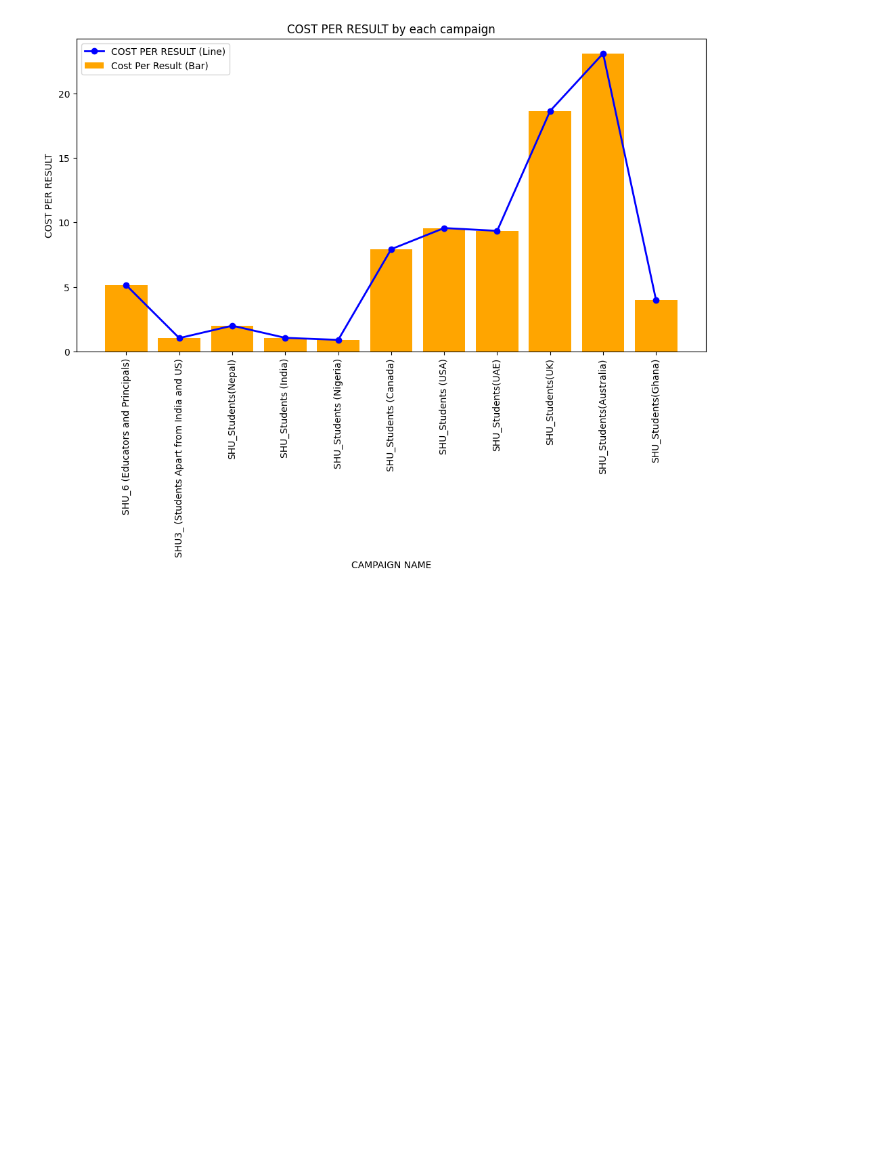
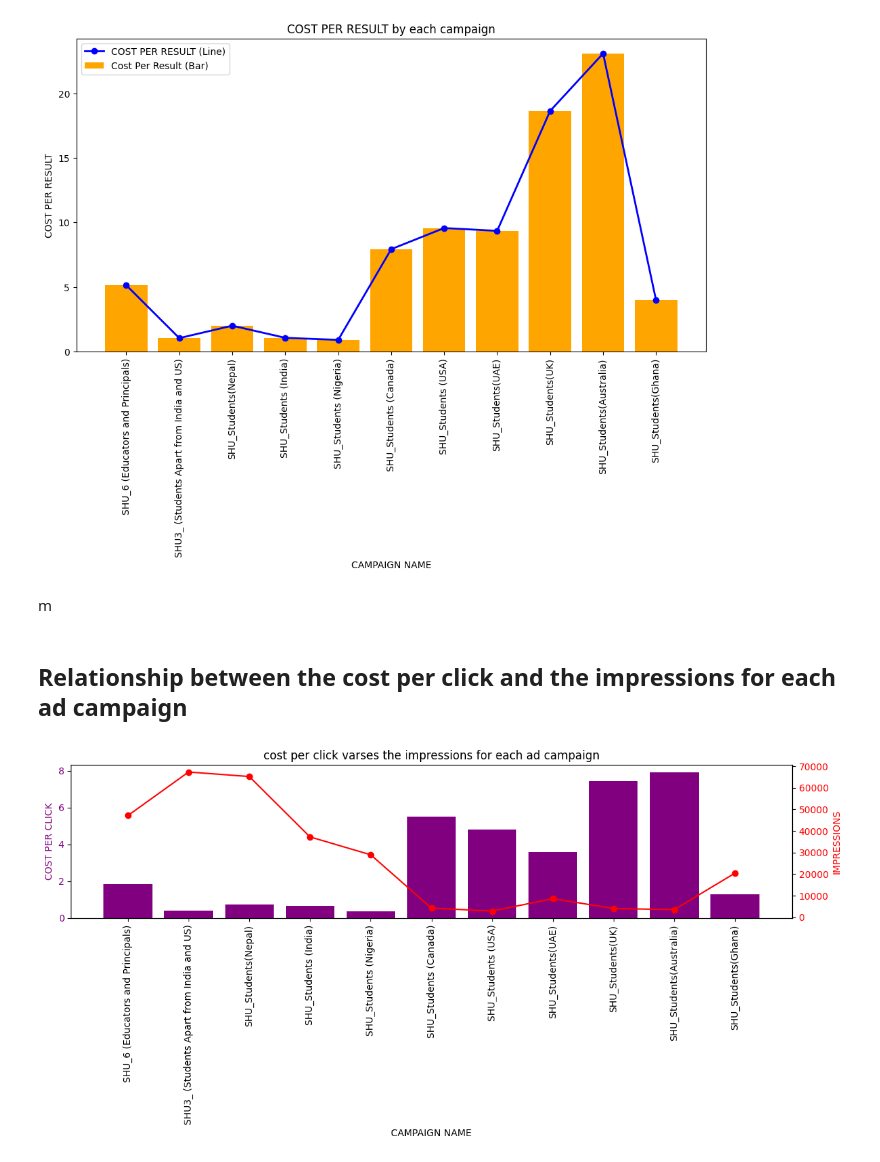
Before and after one commit to bakar-01/My-Dataanalysis, a Jupyter notebook: Revise_market_data.ipynb, the cells around one changed output. Cells and saved outputs as stored; diff of their text form; code cells hidden in the pictures; blank space fills up the shorter version.

```diff
--- a/Revise_market_data.ipynb
+++ b/Revise_market_data.ipynb
@@ -247,3 +249,27 @@ plt.legend()
 plt.show()
 # %% [output]
 [figure]
+# %% [markdown]
+m
+# %% [markdown]
+## Relationship between the cost per click and the impressions for each ad campaign
+# %%
+
+fig, ax1 = plt.subplots(figsize=(12, 6))
+
+ax1.bar(campaign_summary['CAMPAIGN NAME'], campaign_summary['COST PER CLICK'], color='purple', label='COST PER CLICK')
+ax1.set_xlabel('CAMPAIGN NAME')
+ax1.set_ylabel('COST PER CLICK', color='purple')
+ax1.tick_params(axis='y', labelcolor='purple')
+ax1.set_title('cost per click varses the impressions for each ad campaign')
+ax1.set_xticklabels(campaign_summary['CAMPAIGN NAME'], rotation=90)
+
+ax2 = ax1.twinx()
+ax2.plot(campaign_summary['CAMPAIGN NAME'], campaign_summary['IMPRESSIONS'], marker='o', color='red', label='IMPRESSIONS')
+ax2.set_ylabel('IMPRESSIONS', color='red')
+ax2.tick_params(axis='y', labelcolor='red')
+
+fig.tight_layout()
+plt.show()
+# %% [output]
+[figure, added]
```
Also changed, not shown: parts of 11 cells of this notebook.
